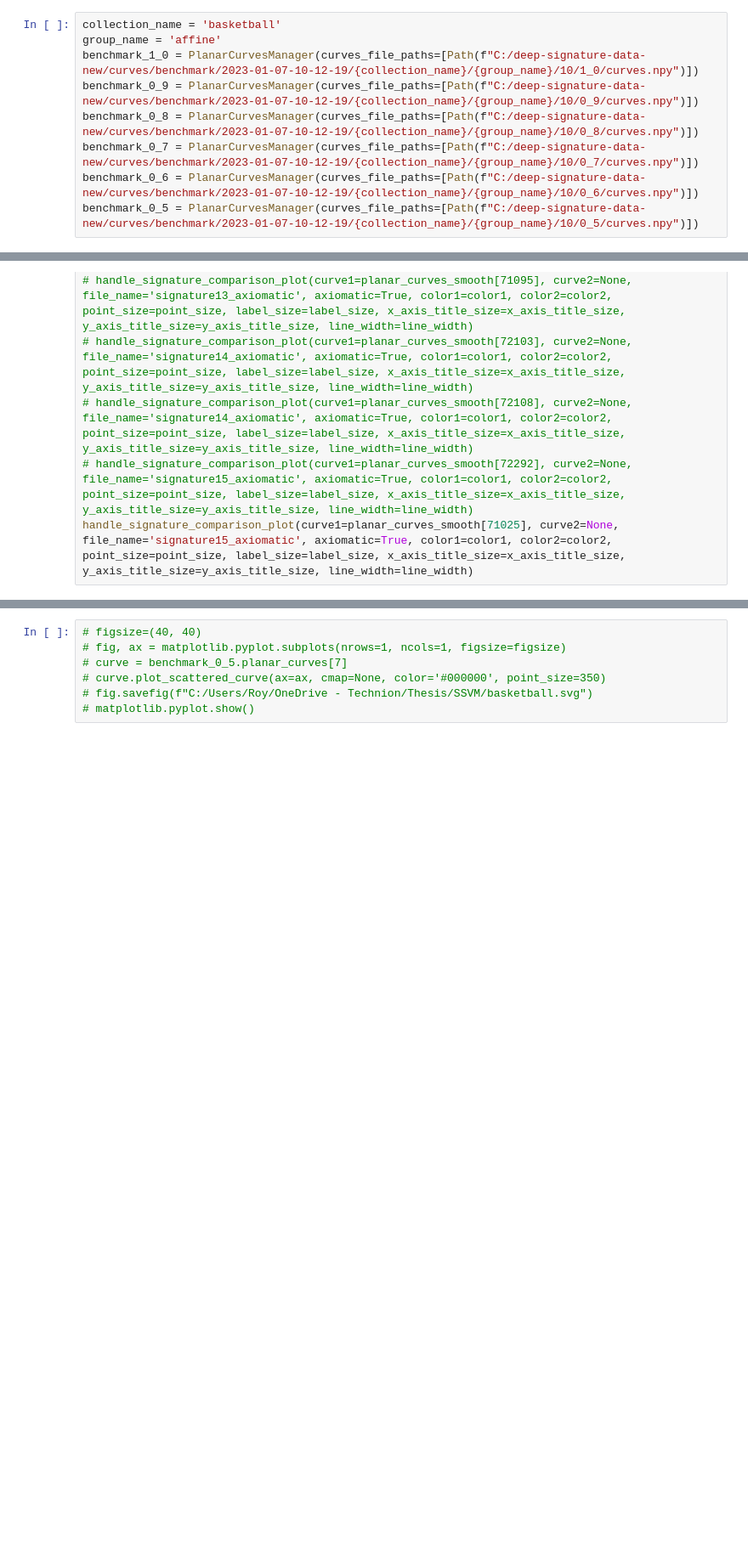
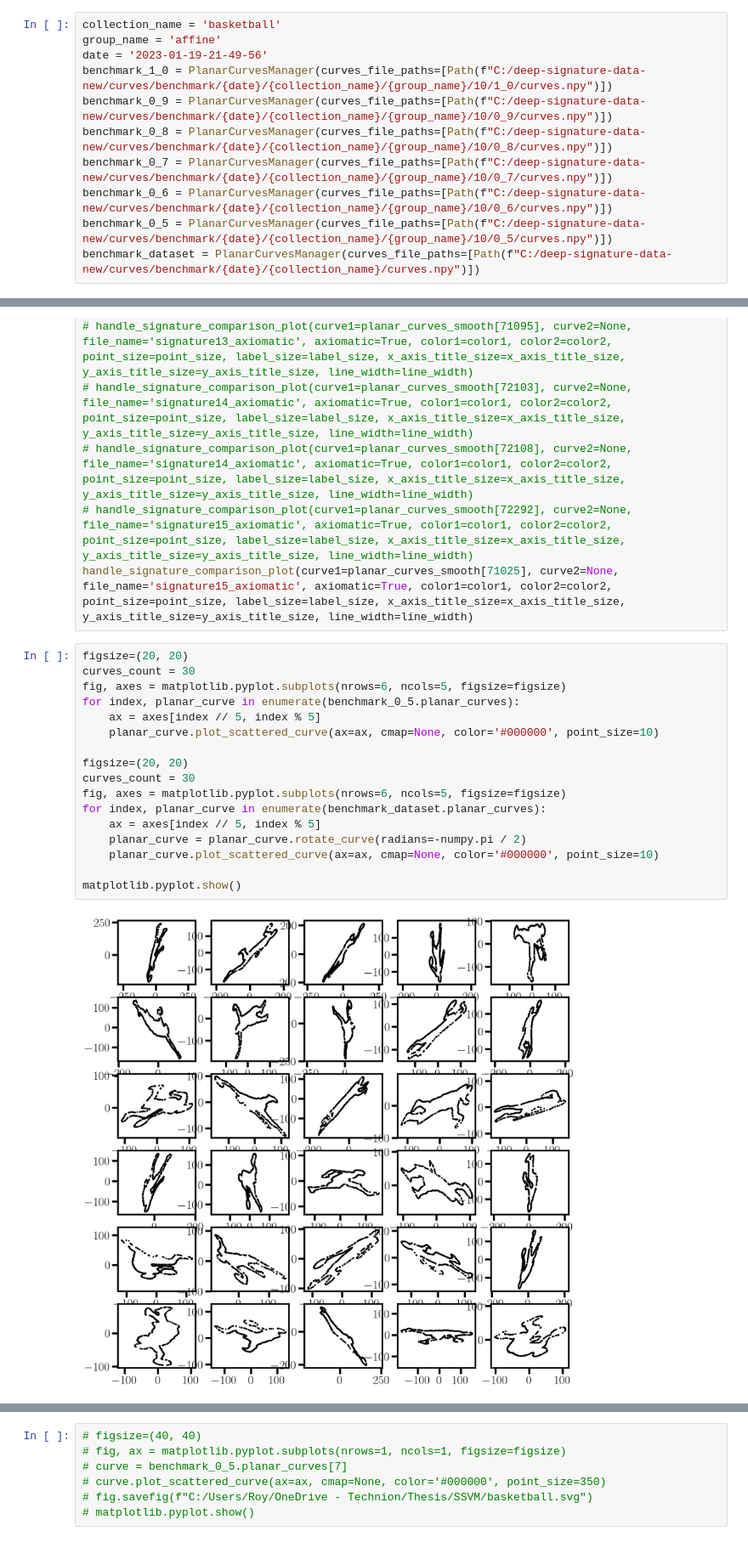
Before and after one commit to royvelich/deep-signature, a Jupyter notebook: applets/notebooks/plot_signatures.ipynb, the cells around one changed output, grey strips where cells are left out. Shown at 85% size. Saved outputs shown, nothing was run; the diff lists cells and outputs as text; blank space fills up the shorter version.

```diff
--- a/applets/notebooks/plot_signatures.ipynb
+++ b/applets/notebooks/plot_signatures.ipynb
@@ -35,12 +35,14 @@ planar_curves_manager_smooth = PlanarCurvesManager(curves_file_paths=[Path("C:/d
 # %%
 collection_name = 'basketball'
 group_name = 'affine'
-benchmark_1_0 = PlanarCurvesManager(curves_file_paths=[Path(f"C:/deep-signature-data-new/curves/benchmark/2023-01-07-10-12-19/{collection_name}/{group_name}/10/1_0/curves.npy")])
-benchmark_0_9 = PlanarCurvesManager(curves_file_paths=[Path(f"C:/deep-signature-data-new/curves/benchmark/2023-01-07-10-12-19/{collection_name}/{group_name}/10/0_9/curves.npy")])
-benchmark_0_8 = PlanarCurvesManager(curves_file_paths=[Path(f"C:/deep-signature-data-new/curves/benchmark/2023-01-07-10-12-19/{collection_name}/{group_name}/10/0_8/curves.npy")])
-benchmark_0_7 = PlanarCurvesManager(curves_file_paths=[Path(f"C:/deep-signature-data-new/curves/benchmark/2023-01-07-10-12-19/{collection_name}/{group_name}/10/0_7/curves.npy")])
-benchmark_0_6 = PlanarCurvesManager(curves_file_paths=[Path(f"C:/deep-signature-data-new/curves/benchmark/2023-01-07-10-12-19/{collection_name}/{group_name}/10/0_6/curves.npy")])
-benchmark_0_5 = PlanarCurvesManager(curves_file_paths=[Path(f"C:/deep-signature-data-new/curves/benchmark/2023-01-07-10-12-19/{collection_name}/{group_name}/10/0_5/curves.npy")])
+date = '2023-01-19-21-49-56'
+benchmark_1_0 = PlanarCurvesManager(curves_file_paths=[Path(f"C:/deep-signature-data-new/curves/benchmark/{date}/{collection_name}/{group_name}/10/1_0/curves.npy")])
+benchmark_0_9 = PlanarCurvesManager(curves_file_paths=[Path(f"C:/deep-signature-data-new/curves/benchmark/{date}/{collection_name}/{group_name}/10/0_9/curves.npy")])
+benchmark_0_8 = PlanarCurvesManager(curves_file_paths=[Path(f"C:/deep-signature-data-new/curves/benchmark/{date}/{collection_name}/{group_name}/10/0_8/curves.npy")])
+benchmark_0_7 = PlanarCurvesManager(curves_file_paths=[Path(f"C:/deep-signature-data-new/curves/benchmark/{date}/{collection_name}/{group_name}/10/0_7/curves.npy")])
+benchmark_0_6 = PlanarCurvesManager(curves_file_paths=[Path(f"C:/deep-signature-data-new/curves/benchmark/{date}/{collection_name}/{group_name}/10/0_6/curves.npy")])
+benchmark_0_5 = PlanarCurvesManager(curves_file_paths=[Path(f"C:/deep-signature-data-new/curves/benchmark/{date}/{collection_name}/{group_name}/10/0_5/curves.npy")])
+benchmark_dataset = PlanarCurvesManager(curves_file_paths=[Path(f"C:/deep-signature-data-new/curves/benchmark/{date}/{collection_name}/curves.npy")])
 # %%
 planar_curves_smooth = planar_curves_manager_smooth.planar_curves
 planar_curves_smooth = sorted(planar_curves_smooth, key=lambda x: x.points.shape[0])
@@ -413,3 +397,22 @@ line_width = 12
 # handle_signature_comparison_plot(curve1=planar_curves_smooth[72108], curve2=None, file_name='signature14_axiomatic', axiomatic=True, color1=color1, color2=color2, point_size=point_size, label_size=label_size, x_axis_title_size=x_axis_title_size, y_axis_title_size=y_axis_title_size, line_width=line_width)
 # handle_signature_comparison_plot(curve1=planar_curves_smooth[72292], curve2=None, file_name='signature15_axiomatic', axiomatic=True, color1=color1, color2=color2, point_size=point_size, label_size=label_size, x_axis_title_size=x_axis_title_size, y_axis_title_size=y_axis_title_size, line_width=line_width)
 handle_signature_comparison_plot(curve1=planar_curves_smooth[71025], curve2=None, file_name='signature15_axiomatic', axiomatic=True, color1=color1, color2=color2, point_size=point_size, label_size=label_size, x_axis_title_size=x_axis_title_size, y_axis_title_size=y_axis_title_size, line_width=line_width)
+# %%
+figsize=(20, 20)
+curves_count = 30
+fig, axes = matplotlib.pyplot.subplots(nrows=6, ncols=5, figsize=figsize)
+for index, planar_curve in enumerate(benchmark_0_5.planar_curves):
+    ax = axes[index // 5, index % 5]
+    planar_curve.plot_scattered_curve(ax=ax, cmap=None, color='#000000', point_size=10)
+
+figsize=(20, 20)
+curves_count = 30
+fig, axes = matplotlib.pyplot.subplots(nrows=6, ncols=5, figsize=figsize)
+for index, planar_curve in enumerate(benchmark_dataset.planar_curves):
+    ax = axes[index // 5, index % 5]
+    planar_curve = planar_curve.rotate_curve(radians=-numpy.pi / 2)
+    planar_curve.plot_scattered_curve(ax=ax, cmap=None, color='#000000', point_size=10)
+
+matplotlib.pyplot.show()
+# %% [output]
+[figure, added]
```
Also changed, not shown: parts of 2 cells of this notebook.
